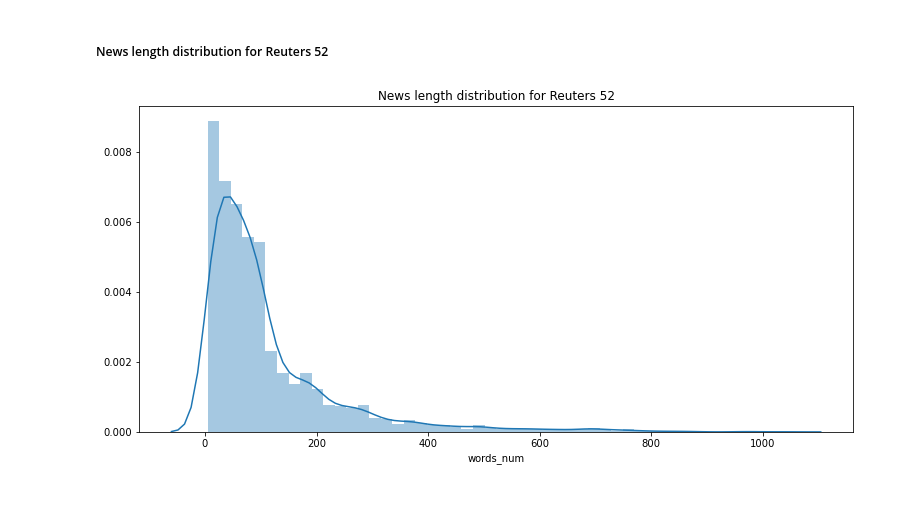
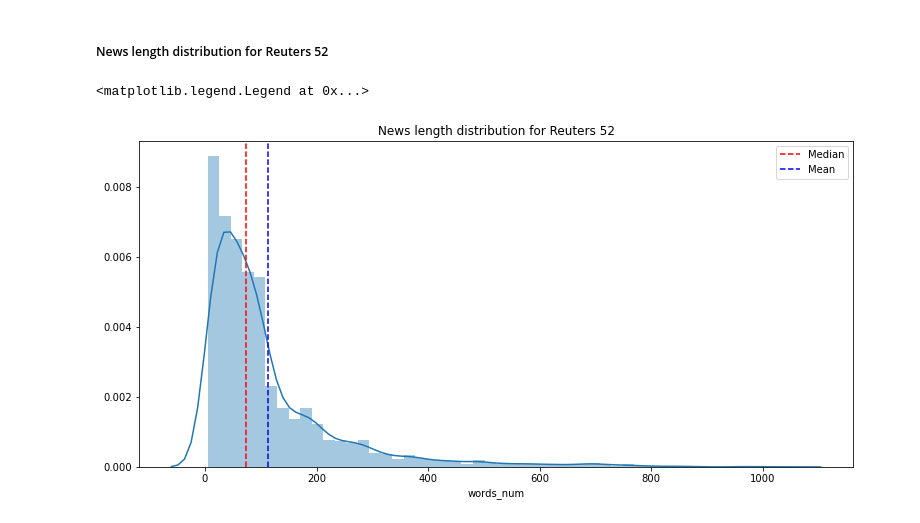
Before and after one commit to gennsev/tclass, a Jupyter notebook: Data/database_analysis_engineering_reuters_52.ipynb, the cells around one changed output. Cells and saved outputs as stored; diff of their text form; code cells hidden in the pictures.

```diff
--- a/Data/database_analysis_engineering_reuters_52.ipynb
+++ b/Data/database_analysis_engineering_reuters_52.ipynb
@@ -9,7 +10,7 @@ import seaborn as sns
 # %% [markdown]
 ### Reuters 52 Labels
 # %%
-r52_filepath = os.path.abspath('C:/Users/franc/OneDrive/Documentos/Projects/Article/tclass/Data/train/reuters_train_52/r52-train-all-terms.txt')
+r52_filepath = os.path.abspath('C:/Users/franc/OneDrive/Documentos/Projects/r52/tclass/Data/train/reuters_train_52/r52-train-all-terms.txt')
 # %%
 r52=pd.read_csv(r52_filepath, sep= '\t', header=None, )
 # %%
@@ -80,5 +81,9 @@ sns.boxplot(data=r52, x='category', y='words_num', width=.5);
 # %%
 plt.figure(figsize=(12.8,6))
 sns.distplot(r52['words_num']).set_title('News length distribution for Reuters 52');
+median=plt.axvline(np.median(r52['words_num']),color='r', linestyle='--')
+mean=plt.axvline(np.mean(r52['words_num']),color='b', linestyle='--')
+plt.legend({'Median':median, 'Mean':mean})
 # %% [output]
+<matplotlib.legend.Legend at 0x...>
-[figure, old version]
+[figure, new version]
```
Also changed, not shown: parts of 5 cells of this notebook, 3 other files.
